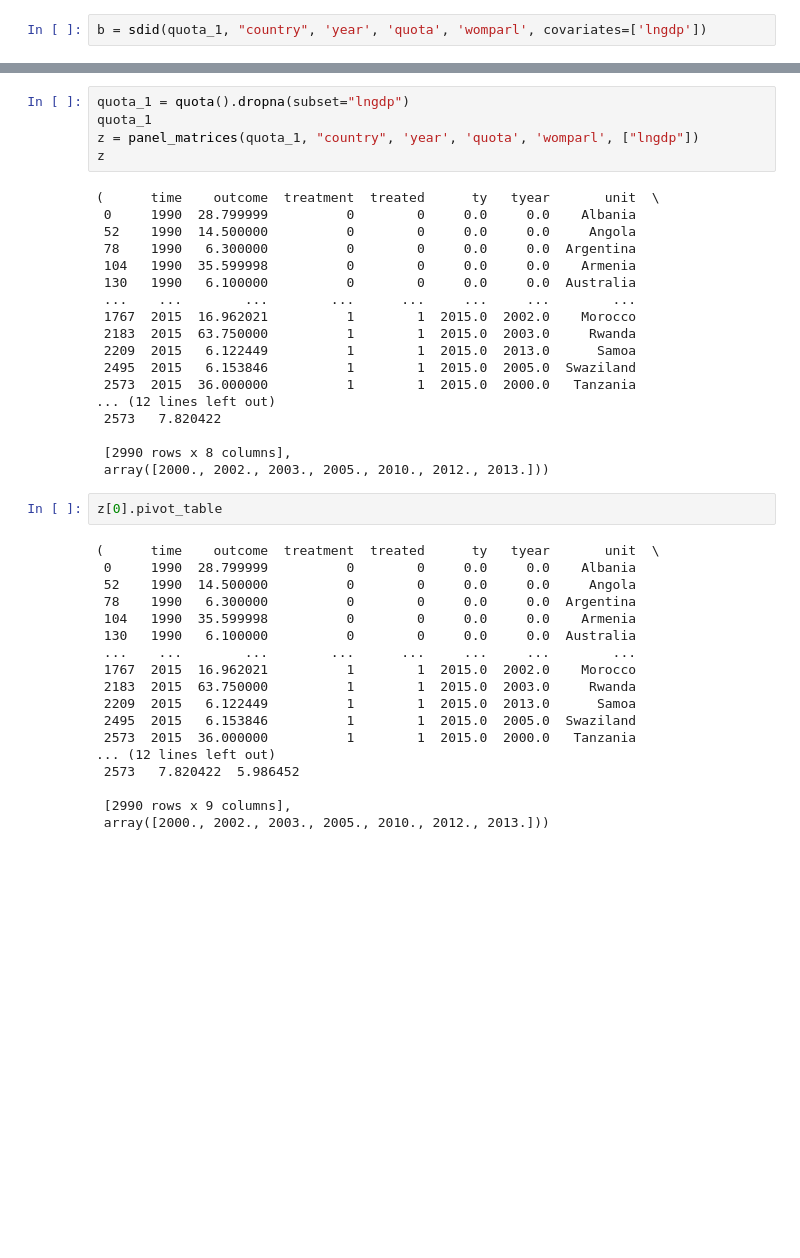
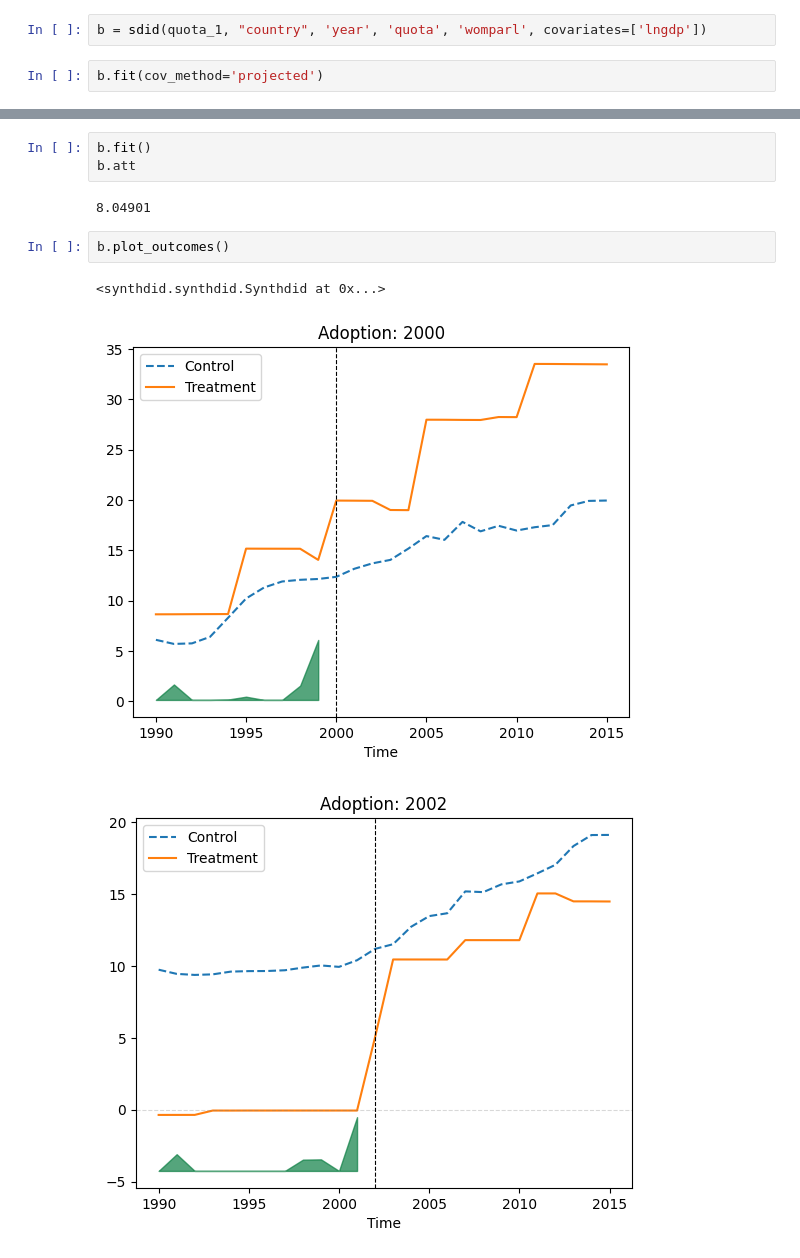
Before and after one commit to d2cml-ai/synthdid.py, a Jupyter notebook: sdid.ipynb, the cells around one changed output, grey strips where cells are left out. Cells and saved outputs as stored; diff of their text form; blank space fills up the shorter version.

```diff
--- a/sdid.ipynb
+++ b/sdid.ipynb
@@ -47,3 +42,5 @@ from synthdid.synthdid import Synthdid as sdid
 quota_1 = quota().dropna(subset="lngdp")
 # %%
 b = sdid(quota_1, "country", 'year', 'quota', 'womparl', covariates=['lngdp'])
+# %%
+b.fit(cov_method='projected')
@@ -54,43 +53,11 @@ b.att
-# %%
-quota_1 = quota().dropna(subset="lngdp")
-quota_1
-z = panel_matrices(quota_1, "country", 'year', 'quota', 'womparl', ["lngdp"])
-z
-# %% [output]
-(      time    outcome  treatment  treated      ty   tyear       unit  \
- 0     1990  28.799999          0        0     0.0     0.0    Albania
- 52    1990  14.500000          0        0     0.0     0.0     Angola
- 78    1990   6.300000          0        0     0.0     0.0  Argentina
- 104   1990  35.599998          0        0     0.0     0.0    Armenia
- 130   1990   6.100000          0        0     0.0     0.0  Australia
- ...    ...        ...        ...      ...     ...     ...        ...
- 1767  2015  16.962021          1        1  2015.0  2002.0    Morocco
- 2183  2015  63.750000          1        1  2015.0  2003.0     Rwanda
- 2209  2015   6.122449          1        1  2015.0  2013.0      Samoa
- 2495  2015   6.153846          1        1  2015.0  2005.0  Swaziland
- 2573  2015  36.000000          1        1  2015.0  2000.0   Tanzania
-... (12 lines left out)
- 2573   7.820422
-
- [2990 rows x 8 columns],
- array([2000., 2002., 2003., 2005., 2010., 2012., 2013.]))
-# %%
-z[0].pivot_table
-# %% [output]
-(      time    outcome  treatment  treated      ty   tyear       unit  \
- 0     1990  28.799999          0        0     0.0     0.0    Albania
- 52    1990  14.500000          0        0     0.0     0.0     Angola
- 78    1990   6.300000          0        0     0.0     0.0  Argentina
- 104   1990  35.599998          0        0     0.0     0.0    Armenia
- 130   1990   6.100000          0        0     0.0     0.0  Australia
- ...    ...        ...        ...      ...     ...     ...        ...
- 1767  2015  16.962021          1        1  2015.0  2002.0    Morocco
- 2183  2015  63.750000          1        1  2015.0  2003.0     Rwanda
- 2209  2015   6.122449          1        1  2015.0  2013.0      Samoa
- 2495  2015   6.153846          1        1  2015.0  2005.0  Swaziland
- 2573  2015  36.000000          1        1  2015.0  2000.0   Tanzania
-... (12 lines left out)
- 2573   7.820422  5.986452
-
- [2990 rows x 9 columns],
- array([2000., 2002., 2003., 2005., 2010., 2012., 2013.]))
+# %%
+b.fit()
+b.att
+# %% [output]
+8.04901
+# %%
+b.plot_outcomes()
+# %% [output]
+<synthdid.synthdid.Synthdid at 0x...>
+[figure, added]
+[figure, added]
```
Also changed, not shown: parts of 4 cells of this notebook, 3 other files.
